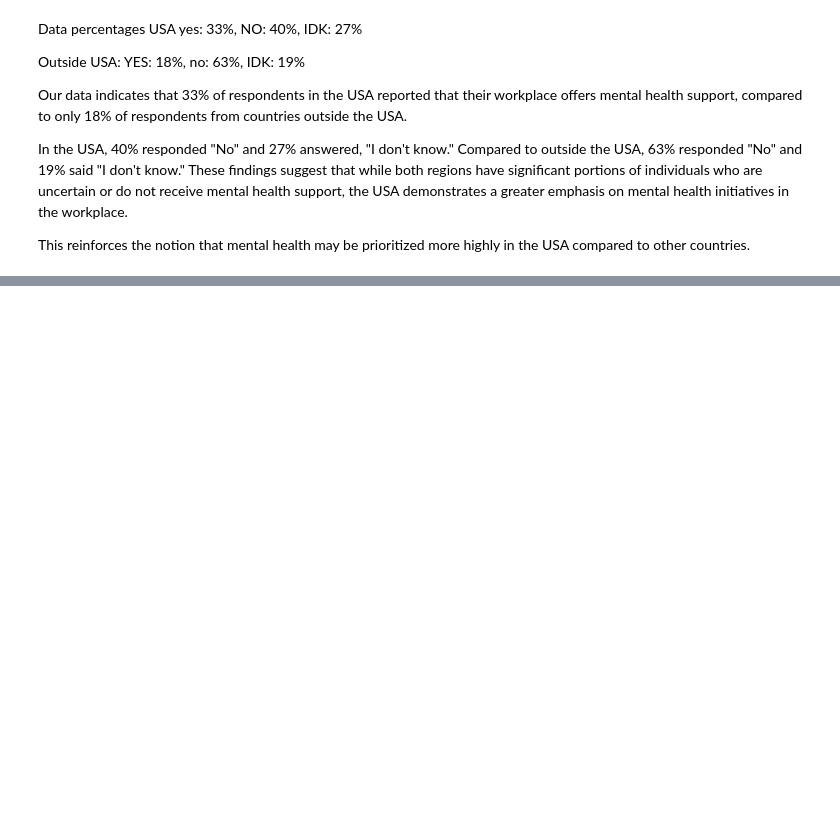
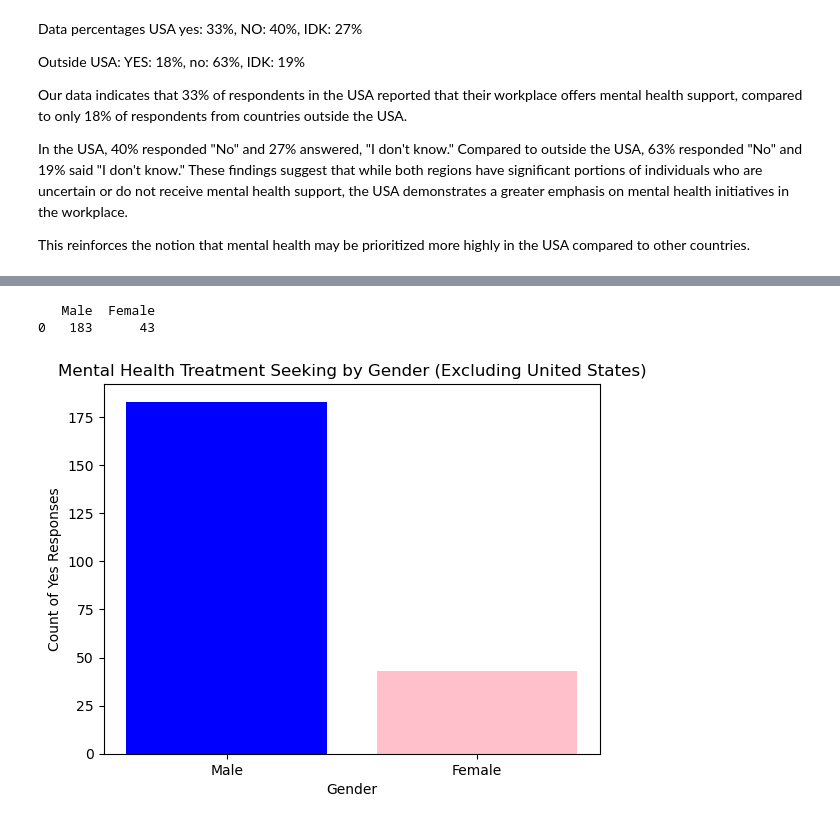
Before and after one commit to Keegawho198/Project-1_Mental-Health, a Jupyter notebook: Mental Health.ipynb, the cells around one changed output, grey strips where cells are left out. Cells and saved outputs as stored; diff of their text form; code cells hidden in the pictures; blank space fills up the shorter version.

```diff
--- a/Mental Health.ipynb
+++ b/Mental Health.ipynb
@@ -903,0 +1038,34 @@ This reinforces the notion that mental health may be prioritized more highly in
+# %%
+# Filter the data for people NOT living in the United States
+non_us_data = data_df[data_df['Country'].str.lower() != 'united states of america']
+
+# Filter for males and females in non-US data
+non_us_male_data = non_us_data[non_us_data['Gender'].str.lower() == 'male']
+non_us_female_data = non_us_data[non_us_data['Gender'].str.lower() == 'female']
+
+# Analyze the data to see how many sought treatment (for '1' responses in 'Treatment', which represents 'Yes')
+non_us_male_treatment_count = non_us_male_data['Treatment'].value_counts().get(1, 0)
+non_us_female_treatment_count = non_us_female_data['Treatment'].value_counts().get(1, 0)
+
+# Create a DataFrame for comparison
+non_us_gender_comparison_df = pd.DataFrame({
+    'Male': [non_us_male_treatment_count],
+    'Female': [non_us_female_treatment_count]
+})
+
+# Print the comparison DataFrame
+print(non_us_gender_comparison_df)
+
+# Plot the comparison
+labels = ['Male', 'Female']
+values = [non_us_male_treatment_count, non_us_female_treatment_count]
+
+plt.bar(labels, values, color=['blue', 'pink'])
+plt.title('Mental Health Treatment Seeking by Gender (Excluding United States)')
+plt.xlabel('Gender')
+plt.ylabel('Count of Yes Responses')
+plt.show()
+# %% [output]
+   Male  Female
+0   183      43
+[figure, added]
```
Also changed, not shown: parts of 9 cells of this notebook, 2 other files.
